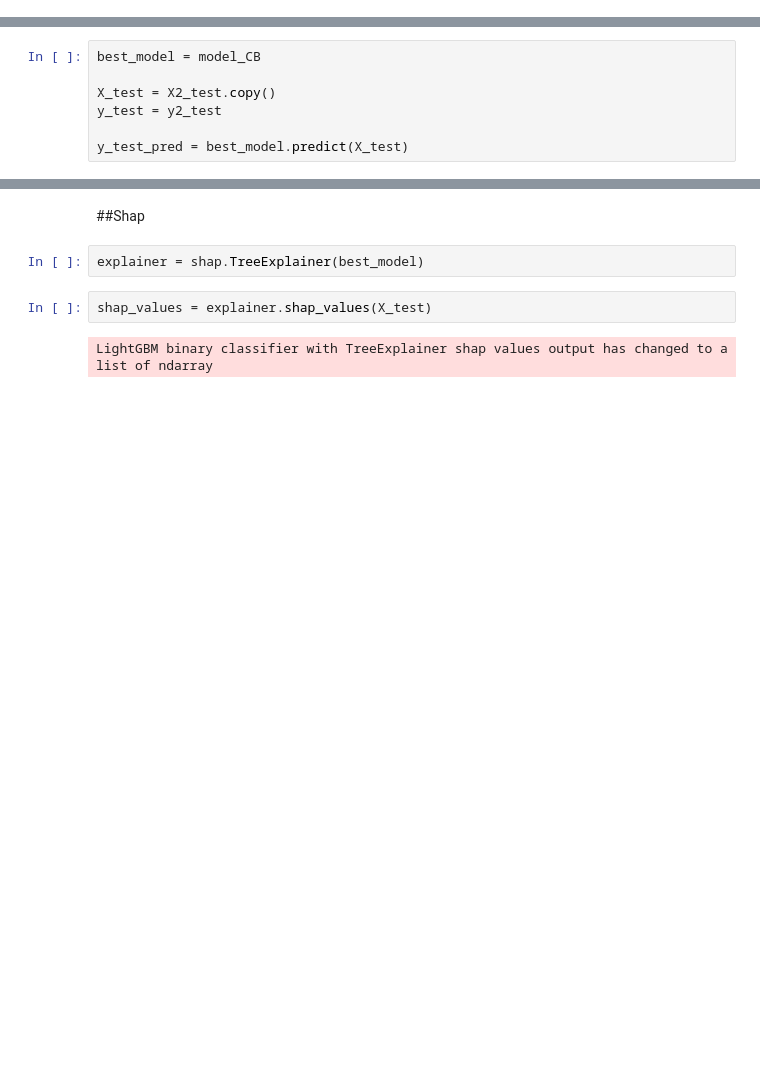
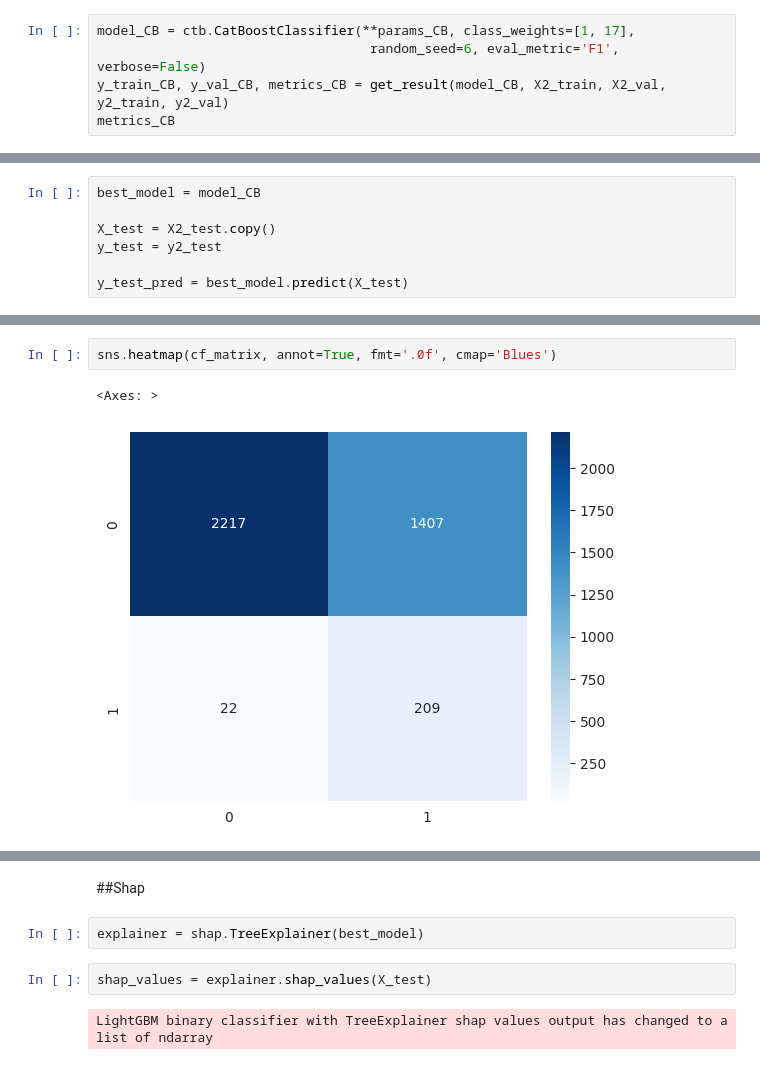
Before and after one commit to aziegert/Vehicle_Insurance_Claim_Fraud_Detection, a Jupyter notebook: Vehicle_Insurance_Claim_Fraud_Detection_v2.ipynb, the cells around one changed output, grey strips where cells are left out. Cells and saved outputs as stored; diff of their text form; blank space fills up the shorter version.

```diff
--- a/Vehicle_Insurance_Claim_Fraud_Detection_v2.ipynb
+++ b/Vehicle_Insurance_Claim_Fraud_Detection_v2.ipynb
@@ -774,3 +1068,8 @@ metrics_CB
+# %%
+model_CB = ctb.CatBoostClassifier(**params_CB, class_weights=[1, 17],
+                                   random_seed=6, eval_metric='F1', verbose=False)
+y_train_CB, y_val_CB, metrics_CB = get_result(model_CB, X2_train, X2_val, y2_train, y2_val)
+metrics_CB
 # %%
 optuna.visualization.plot_parallel_coordinate(study_CB)
 # %% [output]
@@ -800,0 +1117,5 @@ sns.heatmap(cf_matrix, annot=True, fmt='.0f', cmap='Blues')
+# %%
+sns.heatmap(cf_matrix, annot=True, fmt='.0f', cmap='Blues')
+# %% [output]
+<Axes: >
+[figure, added]
```
Also changed, not shown: parts of 60 cells of this notebook.
